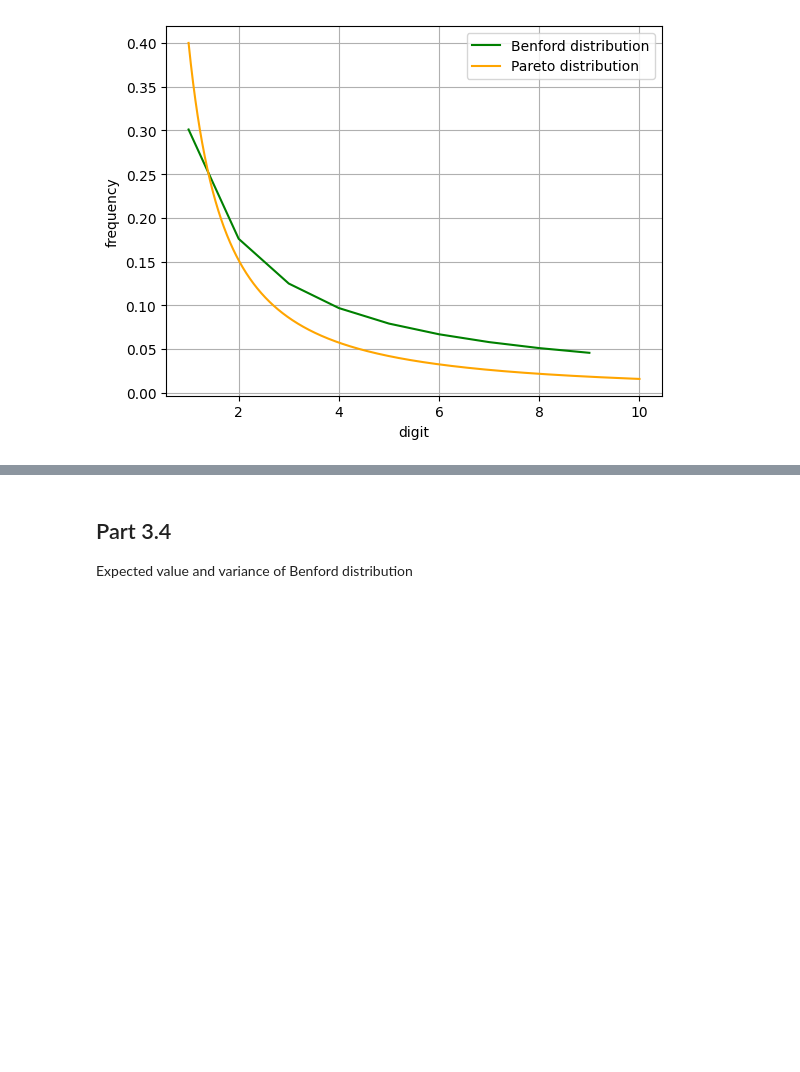
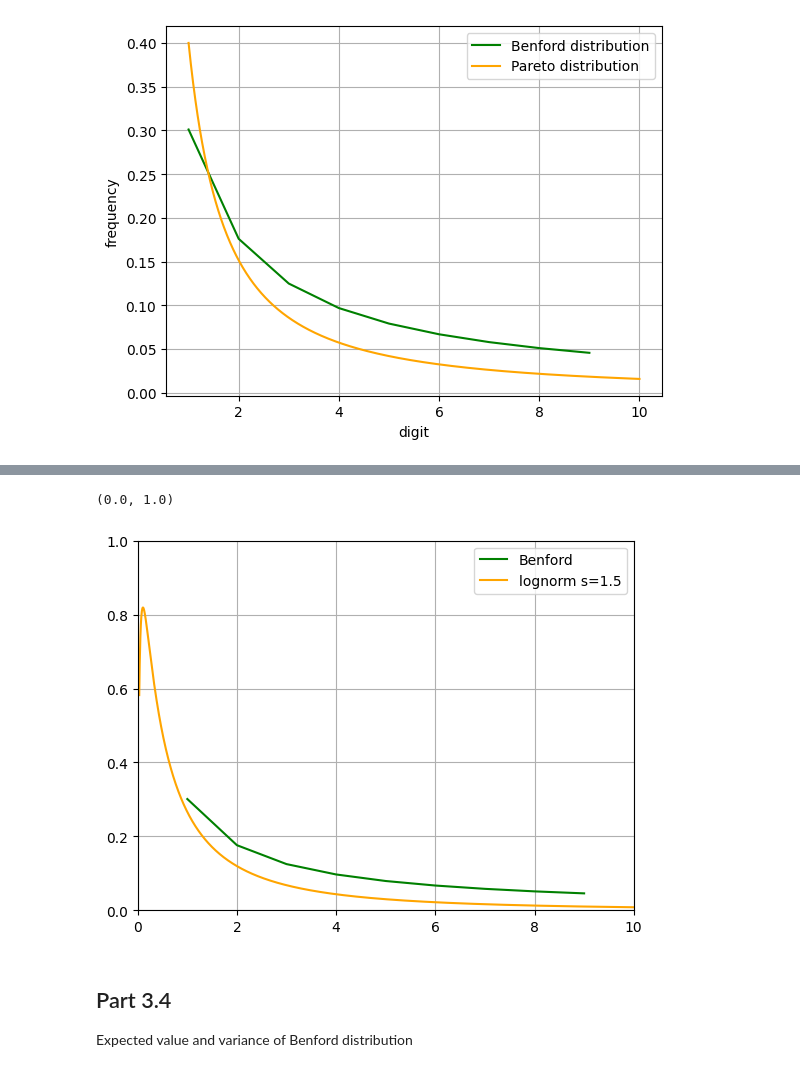
Before and after one commit to ILoveBacteria/probability-course-exercise, a Jupyter notebook: notebook.ipynb, the cells around one changed output, grey strips where cells are left out. Saved outputs shown, nothing was run; the diff lists cells and outputs as text; code cells hidden in the pictures; blank space fills up the shorter version.

```diff
--- a/notebook.ipynb
+++ b/notebook.ipynb
@@ -198,3 +284,17 @@ ax.grid(True)
+# %%
+s = 1.5
+x = np.linspace(lognorm.ppf(0.01, s), lognorm.ppf(0.99, s), 10000)
+
+fig, ax = plt.subplots(1, 1)
+ax.plot(digits[1:], [benford(i, 1) for i in digits[1:]], label='Benford', color='green')
+ax.plot(x, lognorm.pdf(x, s), label=f'lognorm s={s}', color='orange')
+ax.legend()
+ax.grid(True)
+ax.set_xlim(0, 10)
+ax.set_ylim(0, 1)
+# %% [output]
+(0.0, 1.0)
+[figure, added]
 # %% [markdown]
 ## Part 3.4
 
```
Also changed, not shown: parts of 24 cells of this notebook.
